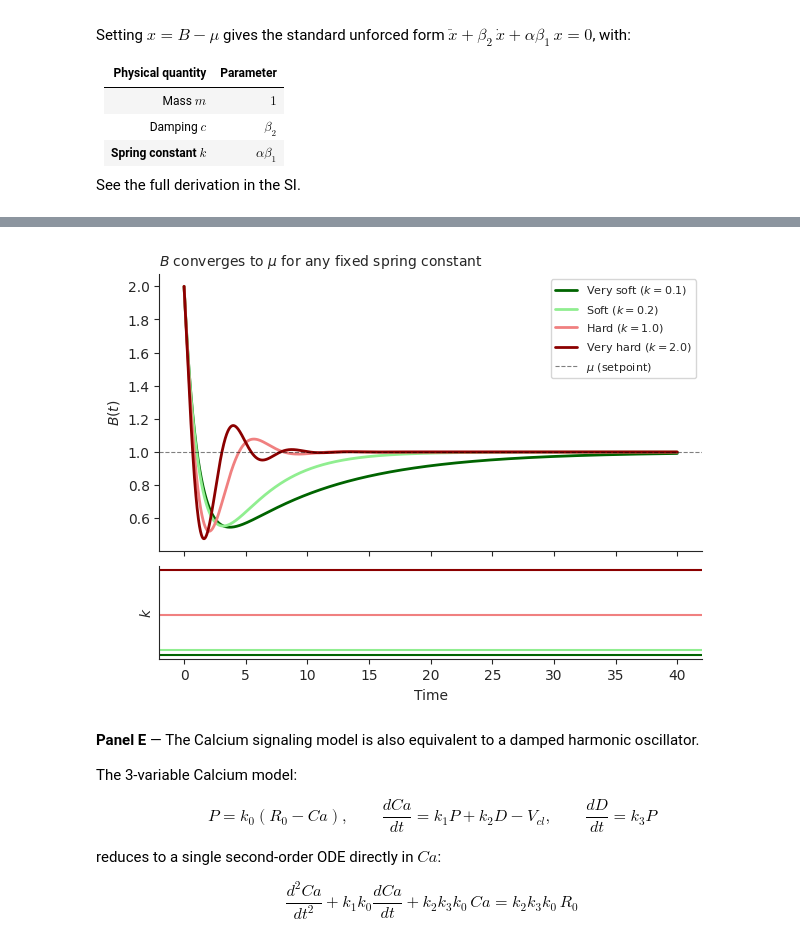
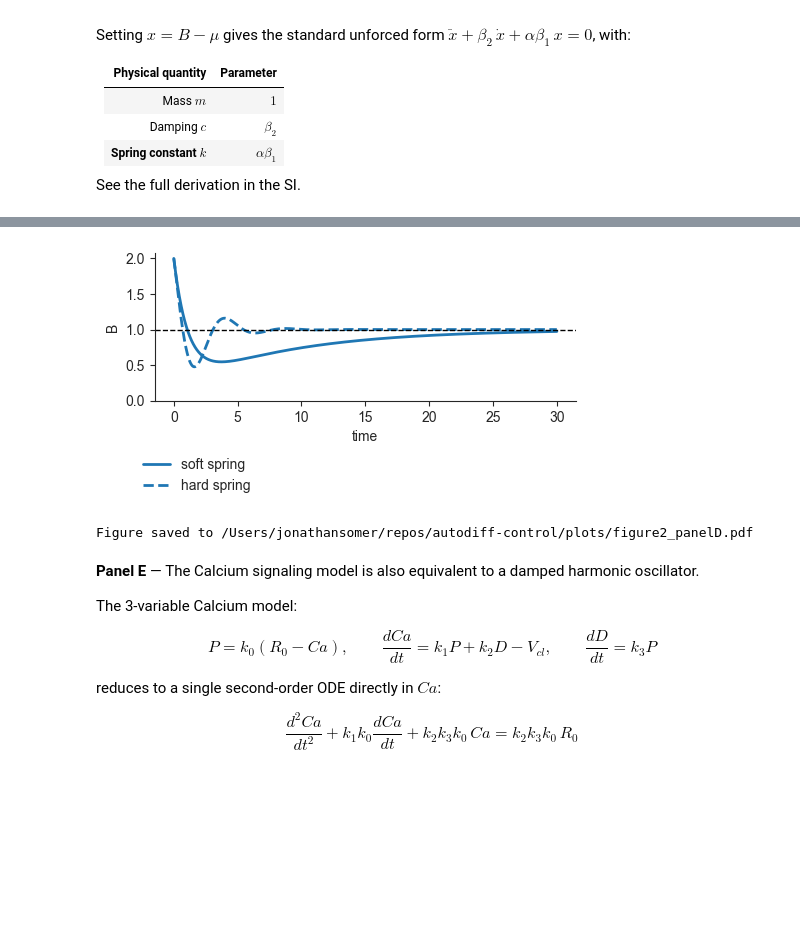
Before and after one commit to Liamir/autodiff-control, a Jupyter notebook: notebooks/figure2.ipynb, the cells around one changed output, grey strips where cells are left out. Cells and saved outputs as stored; diff of their text form; code cells hidden in the pictures; blank space fills up the shorter version.

```diff
--- a/notebooks/figure2.ipynb
+++ b/notebooks/figure2.ipynb
@@ -327,53 +422,75 @@ plt.show()
 # %%
 # Panel: Fixed spring constants — 4 variants converge to setpoint
 # Use a longer time horizon so even the softest spring fully converges.
 # T_springs is local and does NOT affect T or any other panel's data.
-T_springs = 40.0
+T_springs = 30.0
 t_springs = np.linspace(0, T_springs, 4000)
 
 p = PANEL_D
 springs = [
-    ('very_soft', p['alpha_very_soft'], 'darkgreen'),
-    ('soft',      p['alpha_soft'],      'lightgreen'),
-    ('hard',      p['alpha_hard'],      'lightcoral'),
-    ('very_hard', p['alpha_very_hard'], 'darkred'),
+    ('very_soft', p['alpha_very_soft'], 'C0'),
+    # ('soft',      p['alpha_soft'],      'lightgreen'),
+    # ('hard',      p['alpha_hard'],      'lightcoral'),
+    ('very_hard', p['alpha_very_hard'], 'C0'),
 ]
+
 
 # Store results for reuse in composite figure
 data_springs = {'t': t_springs, 'curves': []}
-for name, alpha, color in springs:
+for i, (name, alpha, color) in enumerate(springs):
     sol = solve_ivp(
         lambda t_, y, a=alpha: minimal_rhs(y, a, p['beta1'], p['beta2']).tolist(),
         [0, T_springs], p['x0'], dense_output=True, max_step=0.1)
     k = alpha * p['beta1']
     data_springs['curves'].append((name, k, color, sol.sol(t_springs)[1]))
 
-fig, (ax_B, ax_k) = plt.subplots(2, 1, figsize=(7, 5), sharex=True,
-                                   gridspec_kw={'height_ratios': [3, 1], 'hspace': 0.08})
+fig, ax_B = plt.subplots(1, 1, figsize=(5, 3))
+
+ax = ax_B
 
 for name, k, color, B in data_springs['curves']:
-    ax_B.plot(t_springs, B, lw=2, color=color,
-              label=rf'{name.replace("_", " ").capitalize()} ($k={k}$)')
-    ax_k.axhline(k, lw=1.5, color=color)
 
-ax_B.axhline(mu, color='black', ls='--', lw=0.8, alpha=0.5, label=r'$\mu$ (setpoint)')
-ax_B.set_ylabel(r'$B(t)$')
-ax_B.set_title(r'$B$ converges to $\mu$ for any fixed spring constant',
-               fontsize=10, loc='left')
-ax_B.legend(fontsize=8)
-clean_ax(ax_B)
-plt.setp(ax_B.get_xticklabels(), visible=False)
+    if name == 'very_soft':
+        ax_B.plot(t_springs, B, lw=2, color=color,
+              label='soft spring')
 
-ax_k.set_ylabel(r'$k$')
-ax_k.set_xlabel('Time')
-ax_k.set_yticks([])
-clean_ax(ax_k)
+    elif name == 'very_hard':
+        ax_B.plot(t_springs, B, lw=2, color=color, linestyle='--',
+              label='hard spring')
+
+
+
+ax_B.axhline(mu, color='black', ls='--', lw=1)
+sns.despine(ax=ax)
+ax.set_ylabel(r'B')
+ax.set_xlabel(r'time')
+ax.set_ylim(bottom=0)
+
+
+ax.legend(frameon=False, loc='upper left', bbox_to_anchor=(1.0, 1.0), fontsize=11)
+# move legend below the figure
+ax.legend(frameon=False, loc='upper center', bbox_to_anchor=(0.1, -0.3))
+
+# ax_B.set_title(r'$B$ converges to $\mu$ for any fixed spring constant',
+#                fontsize=10, loc='left')
+# ax_B.legend(fontsize=8)
+# clean_ax(ax_B)
+# plt.setp(ax_B.get_xticklabels(), visible=False)
+
+# ax_k.set_ylabel(r'$k$')
+# ax_k.set_xlabel('Time')
+# ax_k.set_yticks([])
+# clean_ax(ax_k)
 
 plt.tight_layout()
-fig.savefig('figure2_panelD_springs.pdf', bbox_inches='tight')
+
+# fig.savefig('figure2_panelD_springs.pdf', bbox_inches='tight')
 plt.show()
+
+save_fig(fig, 'figure2_panelD.pdf')
 # %% [output]
-[figure, old version]
+[figure, new version]
+Figure saved to /Users/jonathansomer/repos/autodiff-control/plots/figure2_panelD.pdf
 # %% [markdown]
 **Panel E** — The Calcium signaling model is also equivalent to a damped harmonic oscillator.
 
```
Also changed, not shown: parts of 12 cells of this notebook, 6 other files.
